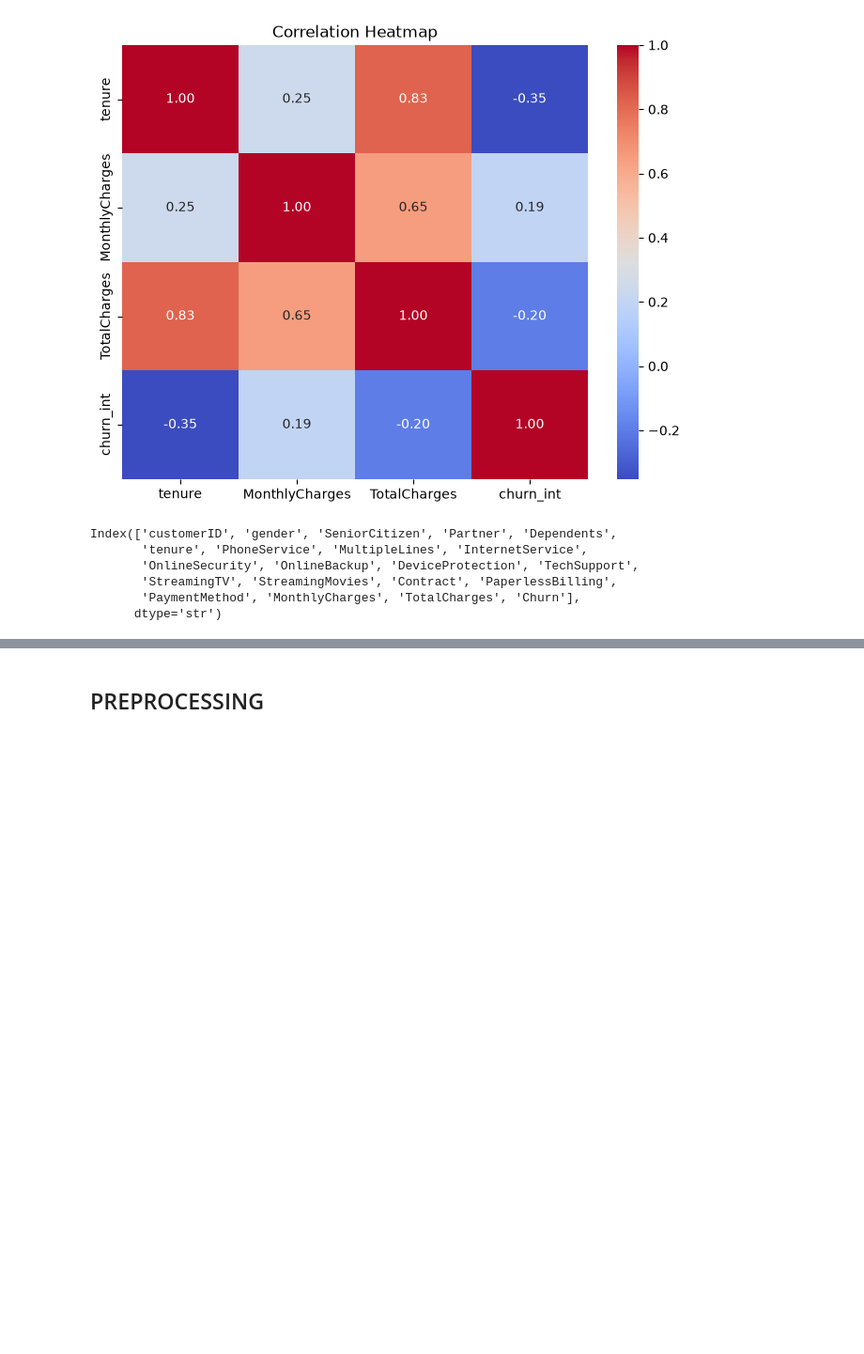
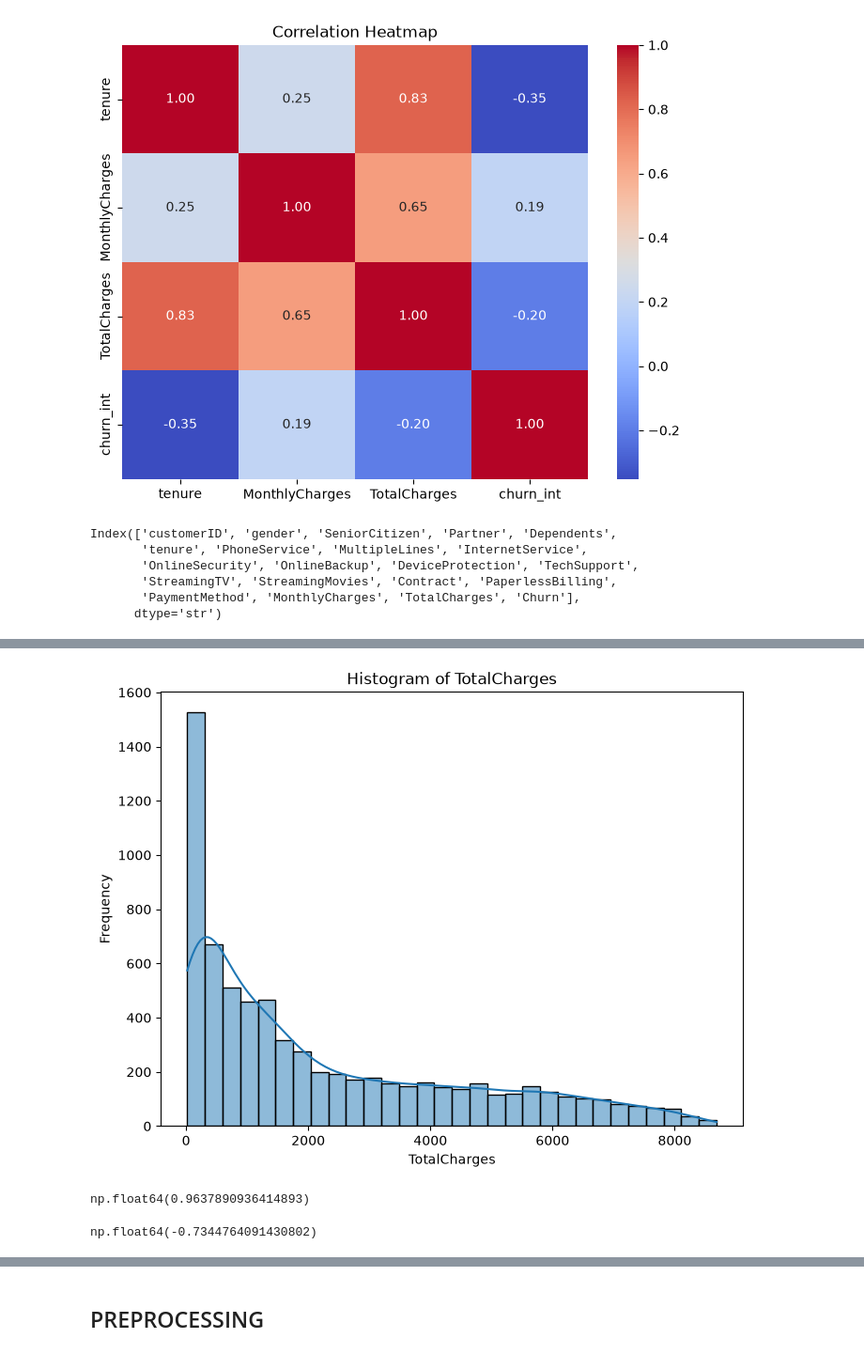
Before and after one commit to Puneet-Rana/Churnsense_Ai_ML, a Jupyter notebook: notebooks/01_eda.ipynb, the cells around one changed output, grey strips where cells are left out. Shown at 94% size. Cells and saved outputs as stored; diff of their text form; code cells hidden in the pictures; blank space fills up the shorter version.

```diff
--- a/notebooks/01_eda.ipynb
+++ b/notebooks/01_eda.ipynb
@@ -155,0 +173,20 @@ Index(['customerID', 'gender', 'SeniorCitizen', 'Partner', 'Dependents',
+# %%
+plt.figure(figsize=(8, 6))
+sns.histplot(df['TotalCharges'], bins=30, kde=True)
+plt.title('Histogram of TotalCharges')
+plt.xlabel('TotalCharges')
+plt.ylabel('Frequency')
+plt.show()
+# %% [output]
+[figure, added]
+# %%
+original_skewness = df['TotalCharges'].skew()
+original_skewness
+# %% [output]
+np.float64(0.9637890936414893)
+# %%
+df['TotalCharges'] = np.log1p(df['TotalCharges']+1)  # Adding 1 to avoid log(0)
+log_skewness = df['TotalCharges'].skew()
+log_skewness
+# %% [output]
+np.float64(-0.7344764091430802)
```
Also changed, not shown: parts of 11 cells of this notebook, 1 other file.
